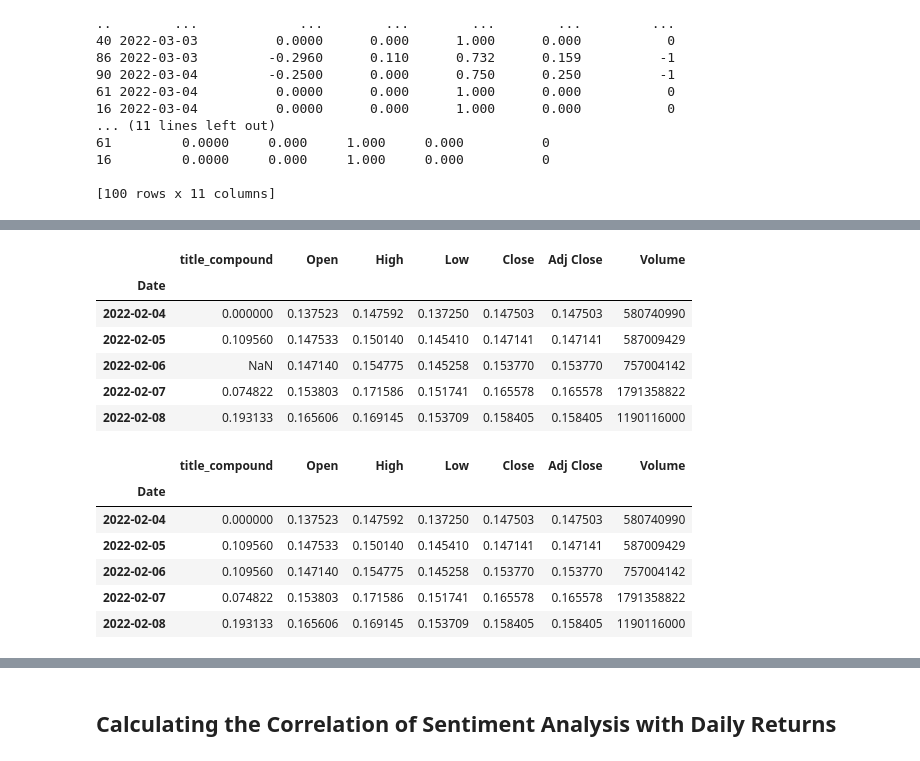
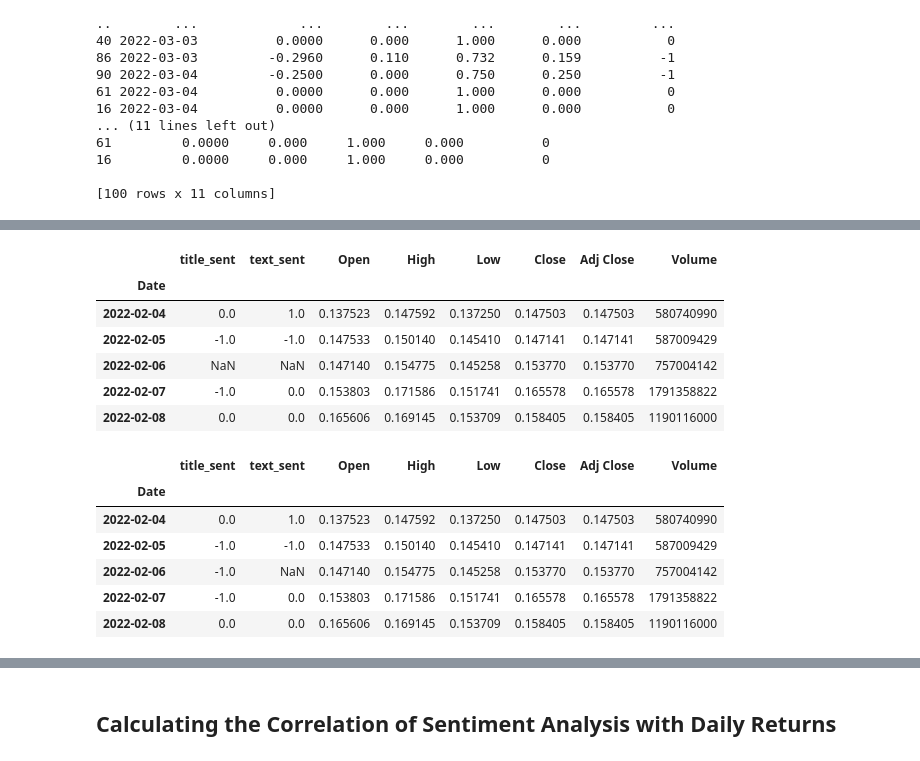
Before and after one commit to 1ightray/Group4, a Jupyter notebook: Sentiment_analysis.ipynb, the cells around one changed output, grey strips where cells are left out. Saved outputs shown, nothing was run; the diff lists cells and outputs as text; code cells hidden in the pictures.

```diff
--- a/Sentiment_analysis.ipynb
+++ b/Sentiment_analysis.ipynb
@@ -202,7 +202,7 @@ print(news_df_edit)
 
 [100 rows x 11 columns]
 # %%
-#Grouping all the sentiment of the same date into the mean value of that date
-news_df_title = news_df_edit.groupby('date', as_index=False, sort=False)['title_compound'].mean()
-news_df_title.head()
+#Grouping all the title sentiment of the same date into the min value of that date
+news_df_title = news_df_edit.groupby('date', as_index=False, sort=False)['title_sent'].min()
+news_df_title
 # %% [output]
@@ -214,0 +226,4 @@ news_df_title.head()
+# %%
+#Grouping all the text sentiment of the same date into the min value of that date
+news_df_text = news_df_edit.groupby('date', as_index=False, sort=False)['text_sent'].min()
+news_df_text
@@ -227,0 +261,5 @@ news_df_title.head()
+# %%
+#Renaming the column to Date which is same as crypto column and indexing the DF by date
+news_df_text = news_df_text.rename(columns={'date': 'Date'})
+news_df_text.set_index('Date', inplace=True)
+news_df_text.head()
@@ -228,24 +274,24 @@ news_df_title.head()
 # %%
 #Concat the crypto price with sentiment data
-sentiment_closing_df = pd.concat([news_df_title,doge_df], axis=1)
+sentiment_closing_df = pd.concat([news_df_title,news_df_text,doge_df], axis=1)
 sentiment_closing_df.head()
 # %% [output]
-|  | title_compound | Open | High | Low | Close | Adj Close | Volume |
-| Date |  |  |  |  |  |  |  |
-| 2022-02-04 | 0.000000 | 0.137523 | 0.147592 | 0.137250 | 0.147503 | 0.147503 | 580740990 |
-| 2022-02-05 | 0.109560 | 0.147533 | 0.150140 | 0.145410 | 0.147141 | 0.147141 | 587009429 |
-| 2022-02-06 | NaN | 0.147140 | 0.154775 | 0.145258 | 0.153770 | 0.153770 | 757004142 |
-| 2022-02-07 | 0.074822 | 0.153803 | 0.171586 | 0.151741 | 0.165578 | 0.165578 | 1791358822 |
-| 2022-02-08 | 0.193133 | 0.165606 | 0.169145 | 0.153709 | 0.158405 | 0.158405 | 1190116000 |
+|  | title_sent | text_sent | Open | High | Low | Close | Adj Close | Volume |
+| Date |  |  |  |  |  |  |  |  |
+| 2022-02-04 | 0.0 | 1.0 | 0.137523 | 0.147592 | 0.137250 | 0.147503 | 0.147503 | 580740990 |
+| 2022-02-05 | -1.0 | -1.0 | 0.147533 | 0.150140 | 0.145410 | 0.147141 | 0.147141 | 587009429 |
+| 2022-02-06 | NaN | NaN | 0.147140 | 0.154775 | 0.145258 | 0.153770 | 0.153770 | 757004142 |
+| 2022-02-07 | -1.0 | 0.0 | 0.153803 | 0.171586 | 0.151741 | 0.165578 | 0.165578 | 1791358822 |
+| 2022-02-08 | 0.0 | 0.0 | 0.165606 | 0.169145 | 0.153709 | 0.158405 | 0.158405 | 1190116000 |
 # %%
-#Filling in empty values with their most recent value positions
-sentiment_closing_df['title_compound'] = sentiment_closing_df['title_compound'].fillna(method='ffill')
+#Filling in empty values of title_sent with their most recent value positions
+sentiment_closing_df['title_sent'] = sentiment_closing_df['title_sent'].fillna(method='ffill')
 sentiment_closing_df.head()
 # %% [output]
-|  | title_compound | Open | High | Low | Close | Adj Close | Volume |
-| Date |  |  |  |  |  |  |  |
-| 2022-02-04 | 0.000000 | 0.137523 | 0.147592 | 0.137250 | 0.147503 | 0.147503 | 580740990 |
-| 2022-02-05 | 0.109560 | 0.147533 | 0.150140 | 0.145410 | 0.147141 | 0.147141 | 587009429 |
-| 2022-02-06 | 0.109560 | 0.147140 | 0.154775 | 0.145258 | 0.153770 | 0.153770 | 757004142 |
-| 2022-02-07 | 0.074822 | 0.153803 | 0.171586 | 0.151741 | 0.165578 | 0.165578 | 1791358822 |
-| 2022-02-08 | 0.193133 | 0.165606 | 0.169145 | 0.153709 | 0.158405 | 0.158405 | 1190116000 |
+|  | title_sent | text_sent | Open | High | Low | Close | Adj Close | Volume |
+| Date |  |  |  |  |  |  |  |  |
+| 2022-02-04 | 0.0 | 1.0 | 0.137523 | 0.147592 | 0.137250 | 0.147503 | 0.147503 | 580740990 |
+| 2022-02-05 | -1.0 | -1.0 | 0.147533 | 0.150140 | 0.145410 | 0.147141 | 0.147141 | 587009429 |
+| 2022-02-06 | -1.0 | NaN | 0.147140 | 0.154775 | 0.145258 | 0.153770 | 0.153770 | 757004142 |
+| 2022-02-07 | -1.0 | 0.0 | 0.153803 | 0.171586 | 0.151741 | 0.165578 | 0.165578 | 1791358822 |
+| 2022-02-08 | 0.0 | 0.0 | 0.165606 | 0.169145 | 0.153709 | 0.158405 | 0.158405 | 1190116000 |
```
Also changed, not shown: parts of 11 cells of this notebook, 2 other files.
